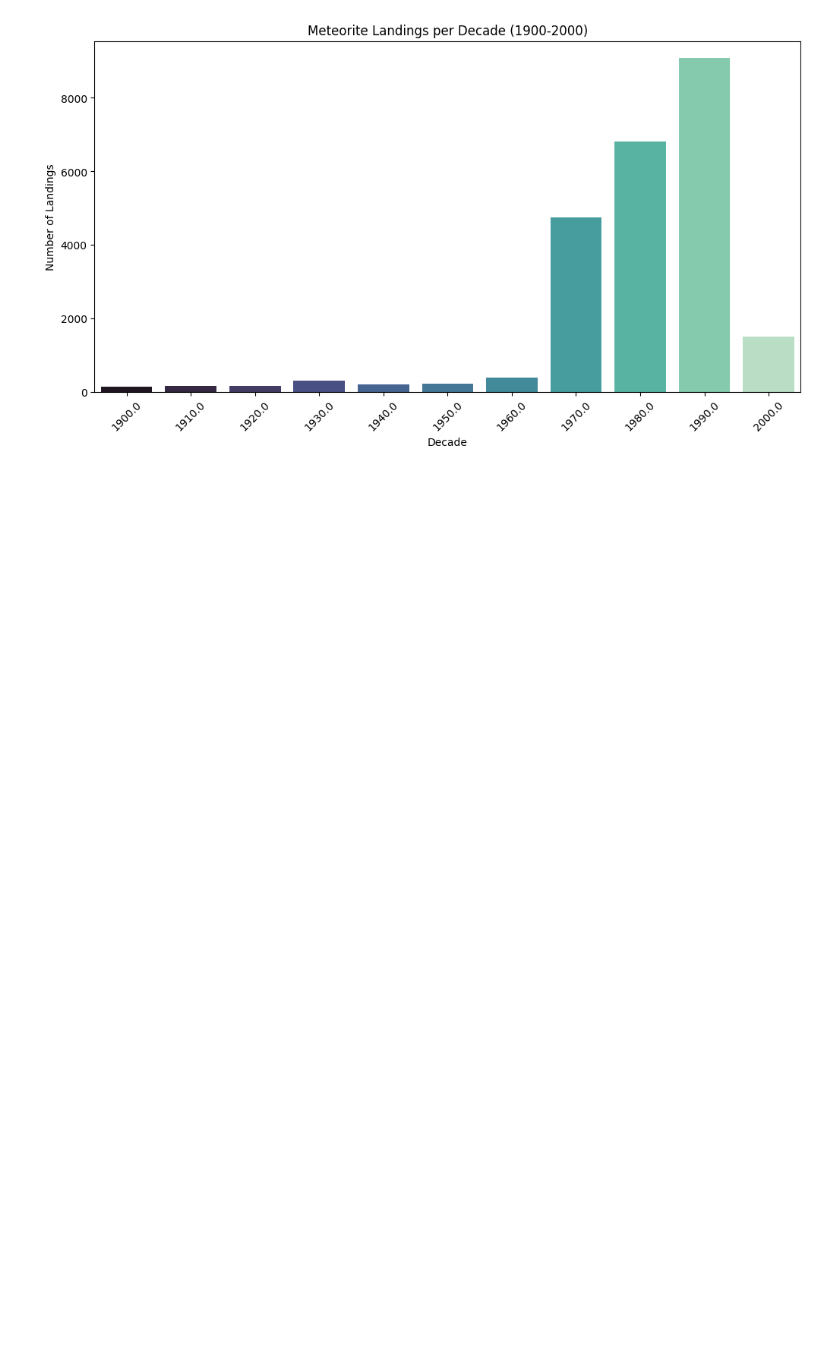
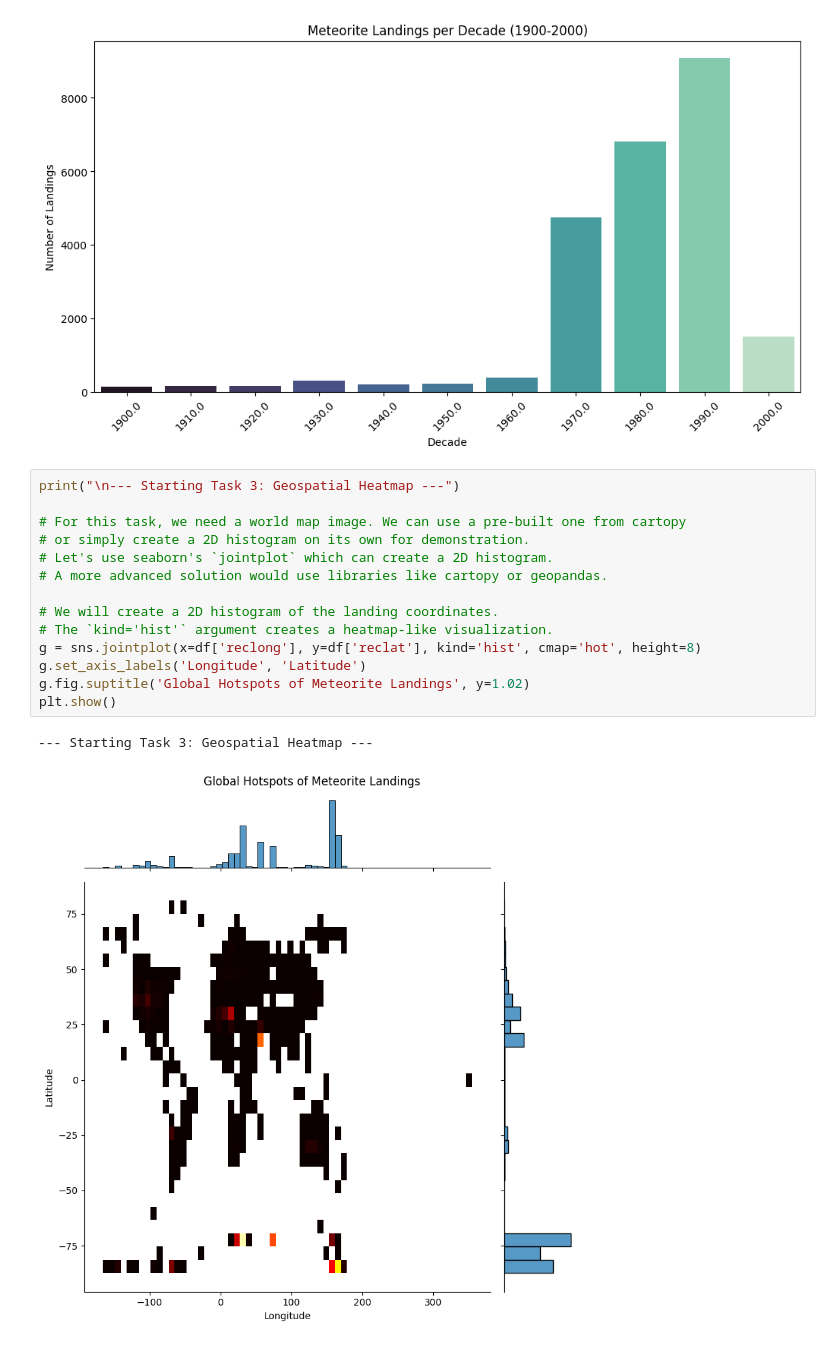
Before and after one commit to Musfique-Ahmed/Data-Visualization-Lab, a Jupyter notebook: prac.ipynb, the cells around one changed output. Saved outputs shown, nothing was run; the diff lists cells and outputs as text; blank space fills up the shorter version.

```diff
--- a/prac.ipynb
+++ b/prac.ipynb
@@ -345,3 +345,20 @@ Passing `palette` without assigning `hue` is deprecated and will be removed in v
 
   sns.barplot(x=landings_per_decade.index, y=landings_per_decade.values, palette='mako')
 [figure]
+# %%
+print("\n--- Starting Task 3: Geospatial Heatmap ---")
+
+# For this task, we need a world map image. We can use a pre-built one from cartopy
+# or simply create a 2D histogram on its own for demonstration.
+# Let's use seaborn's `jointplot` which can create a 2D histogram.
+# A more advanced solution would use libraries like cartopy or geopandas.
+
+# We will create a 2D histogram of the landing coordinates.
+# The `kind='hist'` argument creates a heatmap-like visualization.
+g = sns.jointplot(x=df['reclong'], y=df['reclat'], kind='hist', cmap='hot', height=8)
+g.set_axis_labels('Longitude', 'Latitude')
+g.fig.suptitle('Global Hotspots of Meteorite Landings', y=1.02)
+plt.show()
+# %% [output]
+--- Starting Task 3: Geospatial Heatmap ---
+[figure, added]
```
